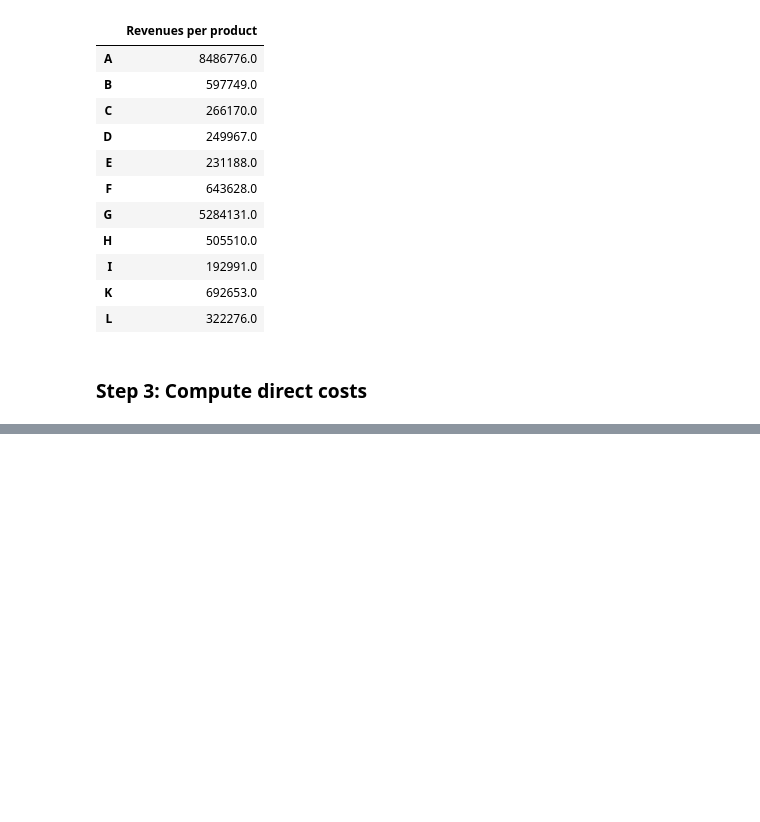
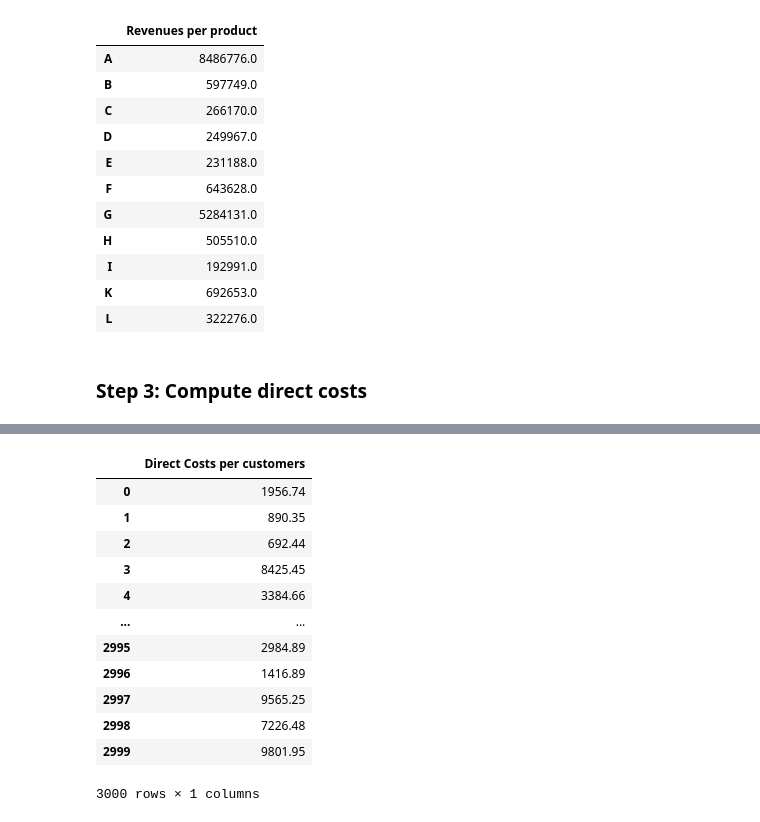
Before and after one commit to PaulineMalaguti/EBA3630, a Jupyter notebook: Customer Profitability Index/Problem 2/2customerprofitability.ipynb, the cells around one changed output, grey strips where cells are left out. Cells and saved outputs as stored; diff of their text form; code cells hidden in the pictures; blank space fills up the shorter version.

```diff
--- a/Customer Profitability Index/Problem 2/2customerprofitability.ipynb
+++ b/Customer Profitability Index/Problem 2/2customerprofitability.ipynb
@@ -283,0 +305,18 @@ revenues_product
+# %%
+direct_costs_customer = direct_costs.iloc[:,1:].sum(axis=1).to_frame()
+direct_costs_customer.columns = ['Direct Costs per customers']
+direct_costs_customer
+# %% [output]
+|  | Direct Costs per customers |
+| 0 | 1956.74 |
+| 1 | 890.35 |
+| 2 | 692.44 |
+| 3 | 8425.45 |
+| 4 | 3384.66 |
+| ... | ... |
+| 2995 | 2984.89 |
+| 2996 | 1416.89 |
+| 2997 | 9565.25 |
+| 2998 | 7226.48 |
+| 2999 | 9801.95 |
+3000 rows × 1 columns
```
Also changed, not shown: parts of 2 cells of this notebook.
